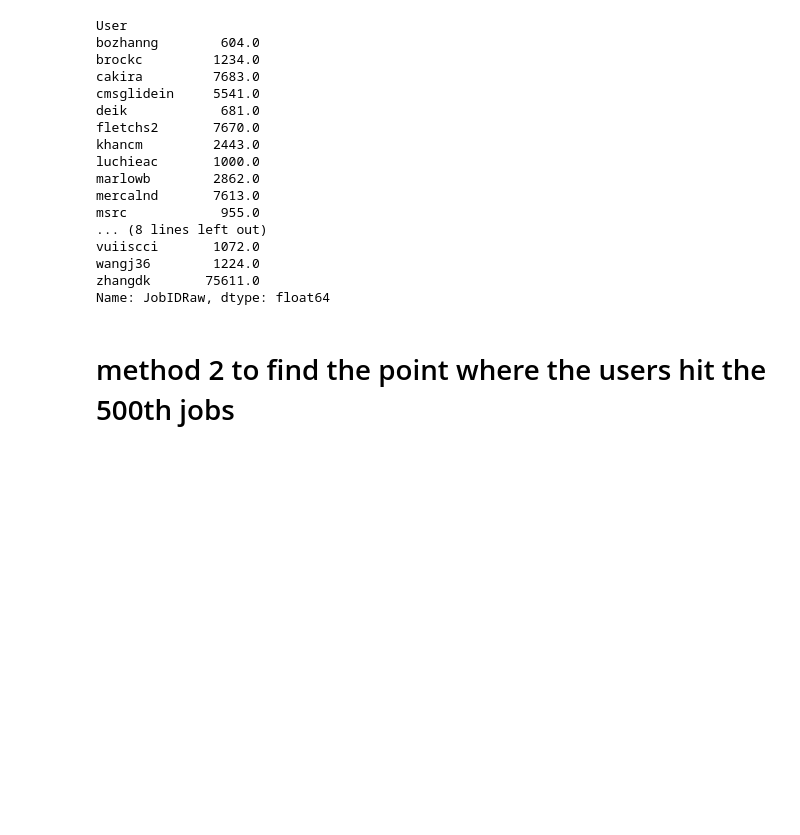
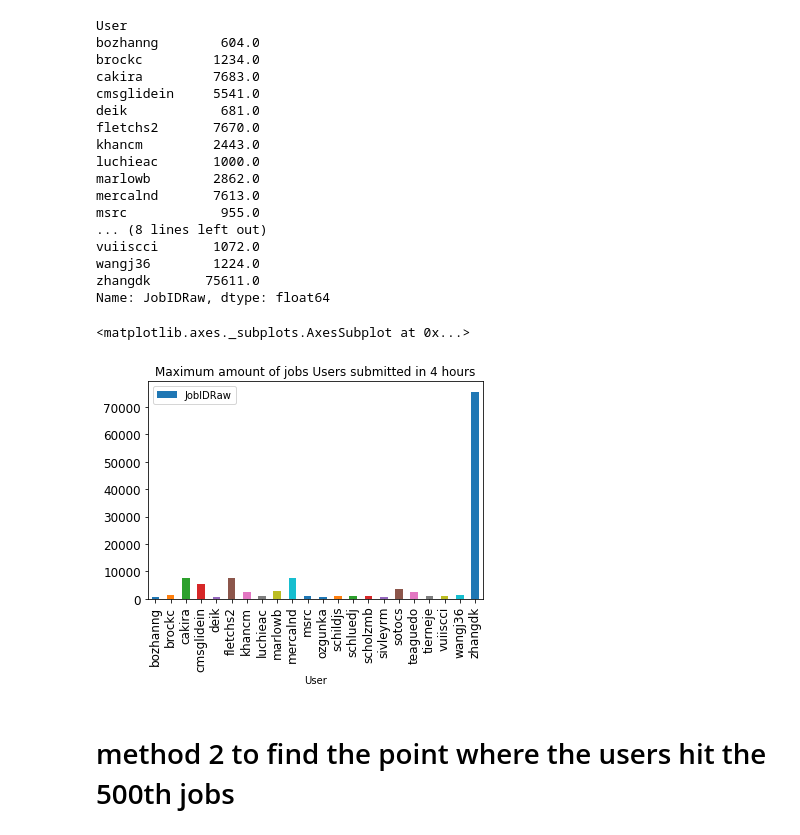
Before and after one commit to asidamo/Analysis-of-Job-Logs, a Jupyter notebook: Q2_AmanuelAccre.ipynb, the cells around one changed output. Cells and saved outputs as stored; diff of their text form; code cells hidden in the pictures; blank space fills up the shorter version.

Commit message:
over 500 short jobs per 4 hour range

```diff
--- a/Q2_AmanuelAccre.ipynb
+++ b/Q2_AmanuelAccre.ipynb
@@ -198,6 +197,11 @@ vuiiscci       1072.0
 wangj36        1224.0
 zhangdk       75611.0
 Name: JobIDRaw, dtype: float64
+# %%
+grouped_by_4h_500.plot.bar(title='Maximum amount of jobs Users submitted in 4 hours', legend=True,fontsize=12,figsize=(6,4))
+# %% [output]
+<matplotlib.axes._subplots.AxesSubplot at 0x...>
+[figure, added]
 # %% [markdown]
 # method 2 to find the  point where the users hit the 500th  jobs
 # %%
```
Also changed, not shown: parts of 6 cells of this notebook.
